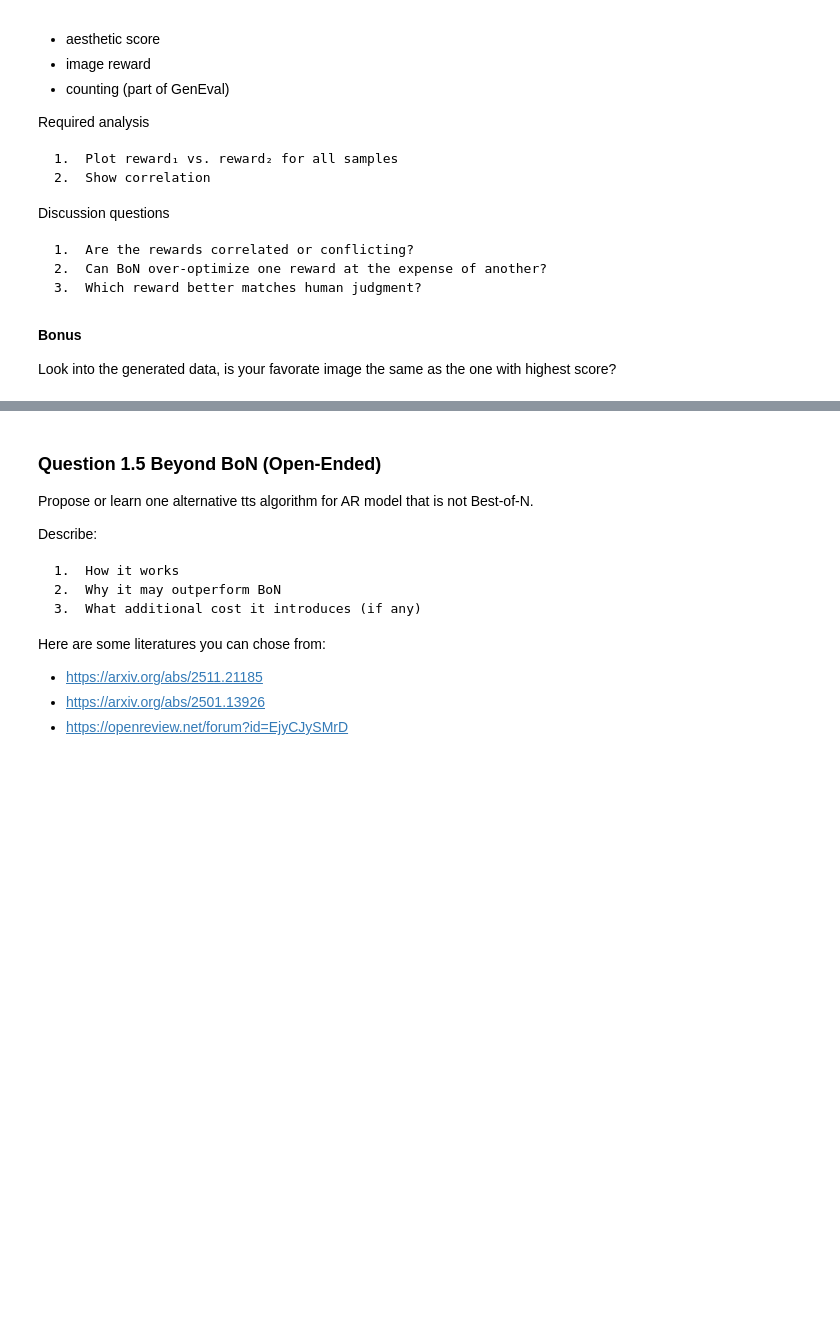
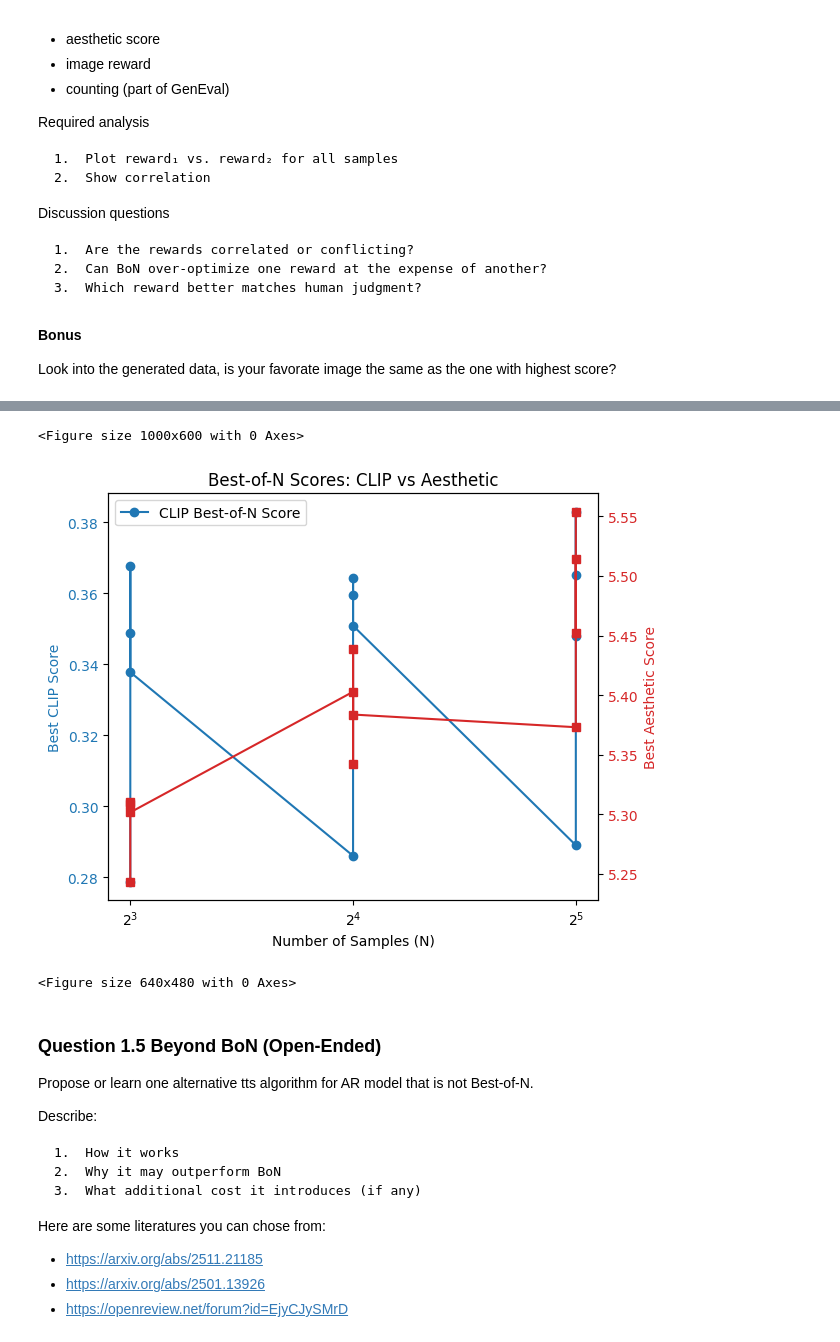
Before and after one commit to ArnaudoB/CSC_52002_EP-MultimodalGenAI, a Jupyter notebook: lab3/lab3.ipynb, the cells around one changed output, grey strips where cells are left out. Drawn from its saved outputs; the diff is of its cells as text; code cells hidden in the pictures; blank space fills up the shorter version.

```diff
--- a/lab3/lab3.ipynb
+++ b/lab3/lab3.ipynb
@@ -875,3 +847,32 @@ NameError: name 'vl_gpt' is not defined
+# %%
+## plot both rewards against each other, using two y-axis (optional)
+
+######## STUDENT_ANSWER_START ########
+
+plt.figure(figsize=(10, 6))
+fig, ax1 = plt.subplots()
+color = 'tab:blue'
+ax1.set_xlabel('Number of Samples (N)')
+ax1.set_ylabel('Best CLIP Score', color=color)
+ax1.plot(N_list, clip_BoN_list, marker='o', color=color, label='CLIP Best-of-N Score')
+ax1.tick_params(axis='y', labelcolor=color)
+ax1.legend(loc='upper left')
+ax2 = ax1.twinx()  # instantiate a second axes that shares the same x-axis
+color = 'tab:red'
+ax2.set_ylabel('Best Aesthetic Score', color=color)  # we already handled the
+ax2.plot(N_list, aesthetic_BoN_list, marker='s', color=color, label='Aesthetic Best-of-N Score')
+ax2.tick_params(axis='y', labelcolor=color)
+fig.tight_layout()  # otherwise the right y-label is slightly clipped
+plt.xscale('log', base=2)
+plt.title('Best-of-N Scores: CLIP vs Aesthetic')
+plt.show()
+plt.savefig(os.path.join(save_dir, 'clip_vs_aesthetic_bon_scores.png'))
+
+######## STUDENT_ANSWER_END ########
+# %% [output]
+<Figure size 1000x600 with 0 Axes>
+[figure, added]
+<Figure size 640x480 with 0 Axes>
 # %% [markdown]
 ### **Question 1.5** Beyond BoN (Open-Ended)
 
```
Also changed, not shown: parts of 11 cells of this notebook, 4 other files.
